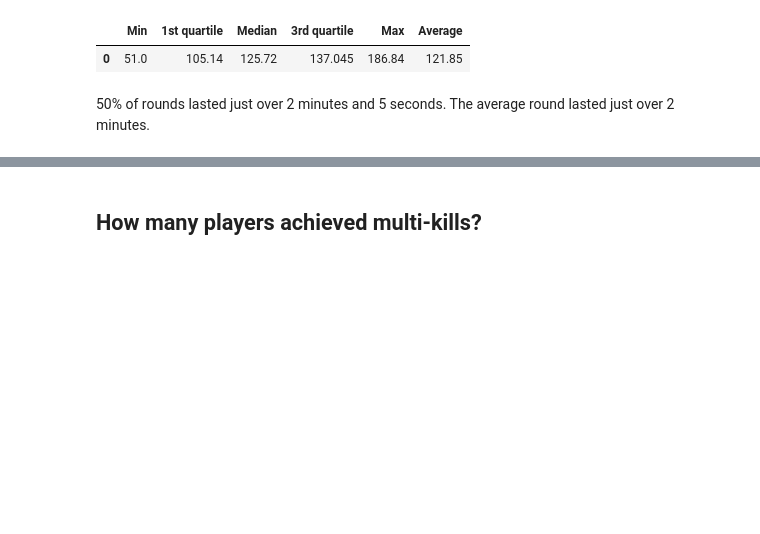
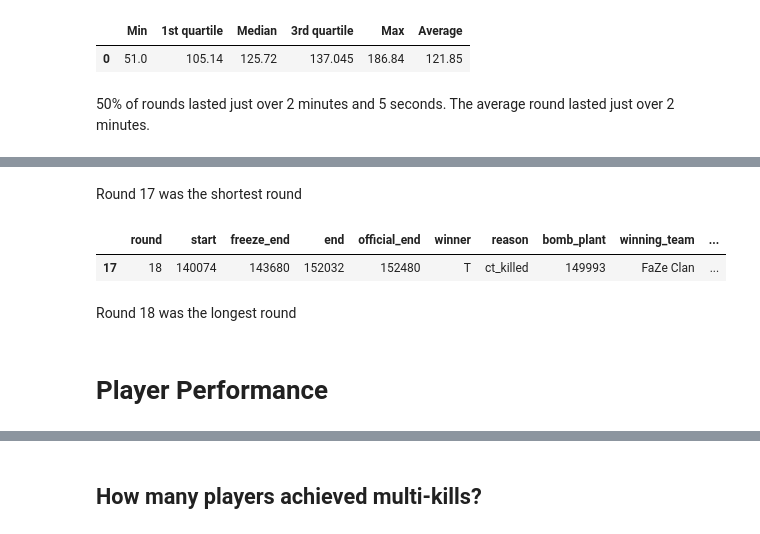
Before and after one commit to dickinsonmatt/counter-strike, a Jupyter notebook: analysis.ipynb, the cells around one changed output, grey strips where cells are left out. Saved outputs shown, nothing was run; the diff lists cells and outputs as text; code cells hidden in the pictures; blank space fills up the shorter version.

```diff
--- a/analysis.ipynb
+++ b/analysis.ipynb
@@ -313,0 +322,12 @@ seconds_five_num_summary
+# %% [markdown]
+Round 17 was the shortest round
+# %%
+# longest round
+rounds[rounds['seconds'] == rounds['seconds'].max()]
+# %% [output]
+|  | round | start | freeze_end | end | official_end | winner | reason | bomb_plant | winning_team | ... |
+| 17 | 18 | 140074 | 143680 | 152032 | 152480 | T | ct_killed | 149993 | FaZe Clan | ... |
+# %% [markdown]
+Round 18 was the longest round
+# %% [markdown]
+# Player Performance
```
Also changed, not shown: parts of 15 cells of this notebook.
